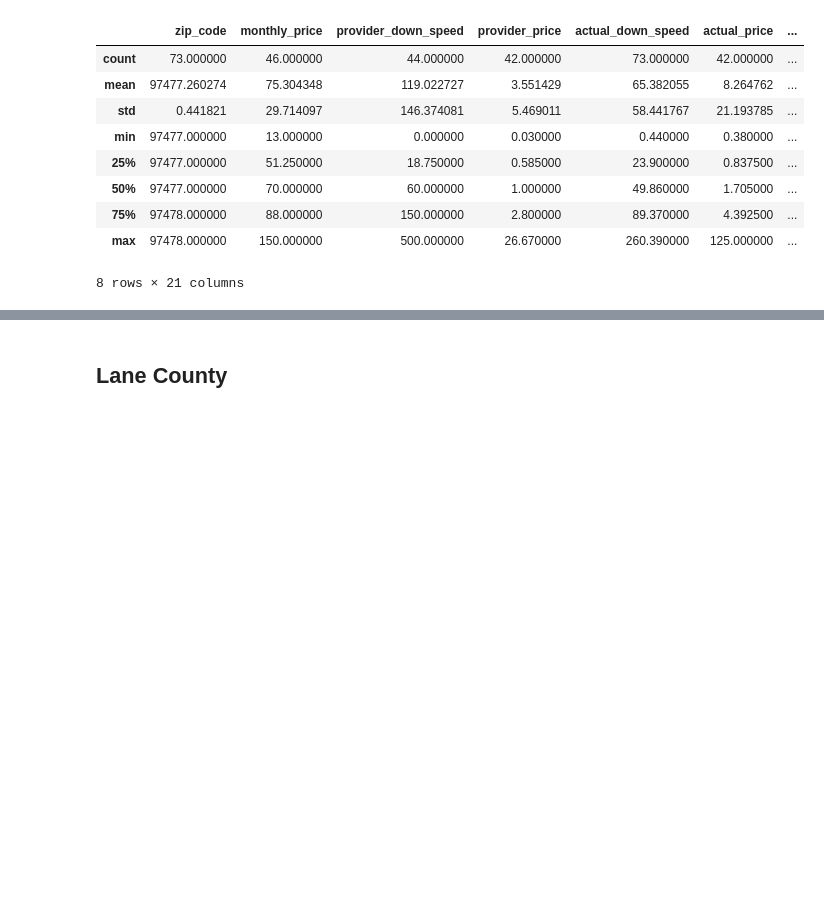
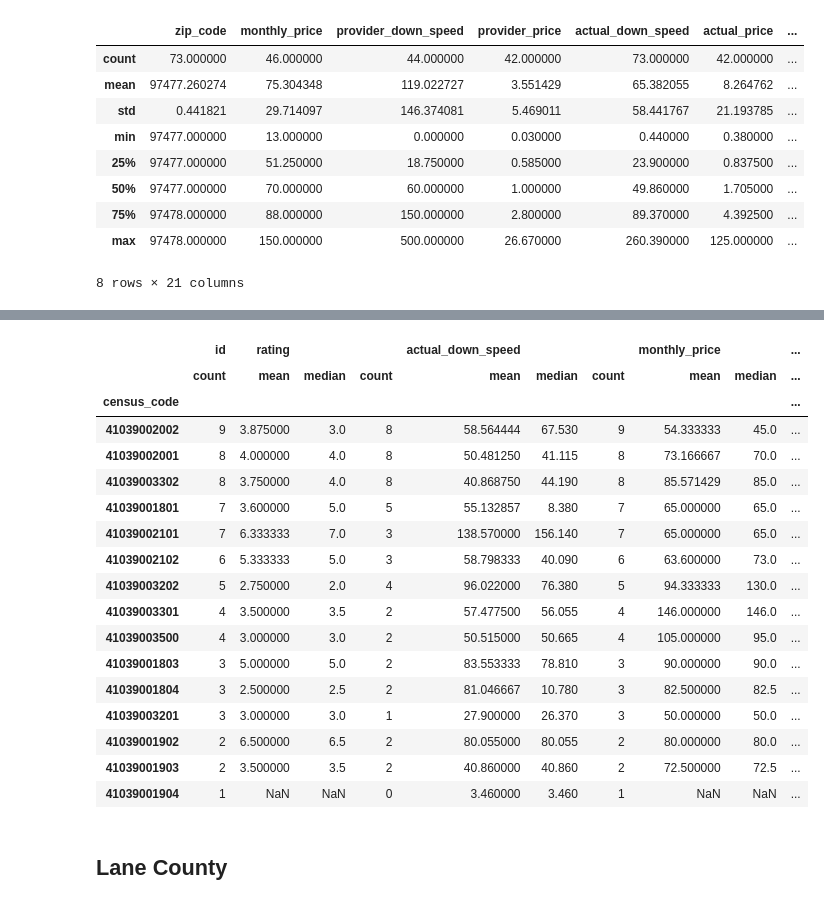
Before and after one commit to Hack4Eugene/SpeedUpAmerica, a Jupyter notebook: notebooks/Basic summary of Eugene Springfield and Lane County.ipynb, the cells around one changed output, grey strips where cells are left out. Cells and saved outputs as stored; diff of their text form; code cells hidden in the pictures; blank space fills up the shorter version.

```diff
--- a/notebooks/Basic summary of Eugene Springfield and Lane County.ipynb
+++ b/notebooks/Basic summary of Eugene Springfield and Lane County.ipynb
@@ -132,7 +166,7 @@ eugene.groupby('provider').agg({
 # %% [markdown]
 ## Springfield
 # %%
-springfield = sua[sua['census_code'].isin(springfield_tracts)]
+springfield = lane[lane['census_code'].isin(springfield_tracts)]
 springfield.describe()
 # %% [output]
 |  | zip_code | monthly_price | provider_down_speed | provider_price | actual_down_speed | actual_price | ... |
@@ -164,6 +198,33 @@ springfield.groupby('provider').agg({
 | Sprint | 1 | 3.000000 | 3.0 | 1 | 76.380000 | 76.380 | 1 | NaN | NaN | ... |
 | Verizon Wireless | 1 | NaN | NaN | 0 | 3.460000 | 3.460 | 1 | NaN | NaN | ... |
 | ViaSat,Inc. | 1 | 2.000000 | 2.0 | 1 | 3.390000 | 3.390 | 1 | 120.000000 | 120.0 | ... |
+# %%
+springfield.groupby('census_code').agg({
+    "id": ["count"],
+    "rating":  ["mean", "median", "count"],
+    "actual_down_speed": ["mean", "median", "count"],
+    "monthly_price": ["mean", "median", "count"],
+    "actual_price": ["mean", "median", "count"]
+}).sort_values(('id', 'count'), ascending=False).head(15)
+# %% [output]
+|  | id | rating |  |  | actual_down_speed |  |  | monthly_price |  | ... |
+|  | count | mean | median | count | mean | median | count | mean | median | ... |
+| census_code |  |  |  |  |  |  |  |  |  | ... |
+| 41039002002 | 9 | 3.875000 | 3.0 | 8 | 58.564444 | 67.530 | 9 | 54.333333 | 45.0 | ... |
+| 41039002001 | 8 | 4.000000 | 4.0 | 8 | 50.481250 | 41.115 | 8 | 73.166667 | 70.0 | ... |
+| 41039003302 | 8 | 3.750000 | 4.0 | 8 | 40.868750 | 44.190 | 8 | 85.571429 | 85.0 | ... |
+| 41039001801 | 7 | 3.600000 | 5.0 | 5 | 55.132857 | 8.380 | 7 | 65.000000 | 65.0 | ... |
+| 41039002101 | 7 | 6.333333 | 7.0 | 3 | 138.570000 | 156.140 | 7 | 65.000000 | 65.0 | ... |
+| 41039002102 | 6 | 5.333333 | 5.0 | 3 | 58.798333 | 40.090 | 6 | 63.600000 | 73.0 | ... |
+| 41039003202 | 5 | 2.750000 | 2.0 | 4 | 96.022000 | 76.380 | 5 | 94.333333 | 130.0 | ... |
+| 41039003301 | 4 | 3.500000 | 3.5 | 2 | 57.477500 | 56.055 | 4 | 146.000000 | 146.0 | ... |
+| 41039003500 | 4 | 3.000000 | 3.0 | 2 | 50.515000 | 50.665 | 4 | 105.000000 | 95.0 | ... |
+| 41039001803 | 3 | 5.000000 | 5.0 | 2 | 83.553333 | 78.810 | 3 | 90.000000 | 90.0 | ... |
+| 41039001804 | 3 | 2.500000 | 2.5 | 2 | 81.046667 | 10.780 | 3 | 82.500000 | 82.5 | ... |
+| 41039003201 | 3 | 3.000000 | 3.0 | 1 | 27.900000 | 26.370 | 3 | 50.000000 | 50.0 | ... |
+| 41039001902 | 2 | 6.500000 | 6.5 | 2 | 80.055000 | 80.055 | 2 | 80.000000 | 80.0 | ... |
+| 41039001903 | 2 | 3.500000 | 3.5 | 2 | 40.860000 | 40.860 | 2 | 72.500000 | 72.5 | ... |
+| 41039001904 | 1 | NaN | NaN | 0 | 3.460000 | 3.460 | 1 | NaN | NaN | ... |
 # %% [markdown]
 ## Lane County
 # %%
```
Also changed, not shown: parts of 8 cells of this notebook.
